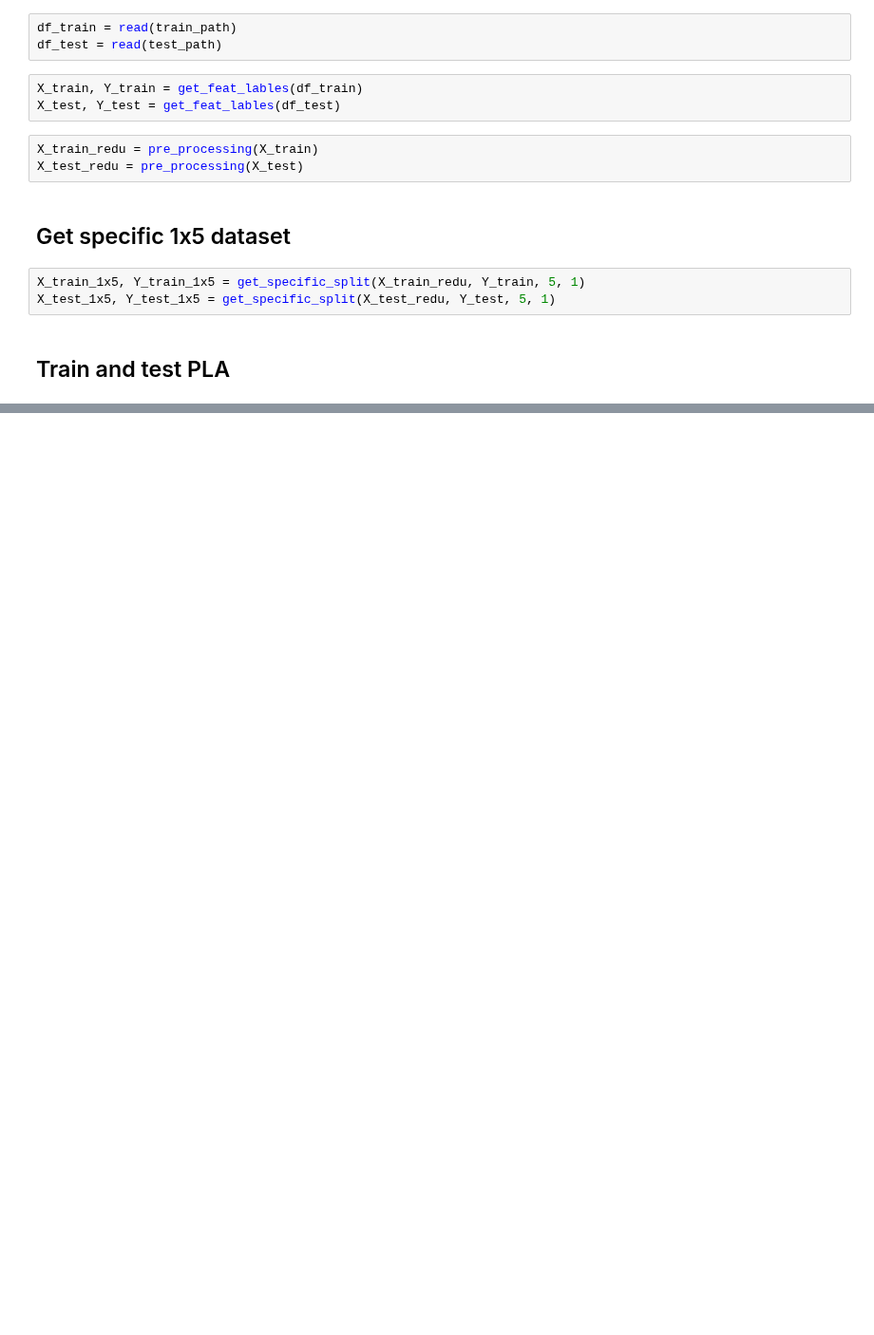
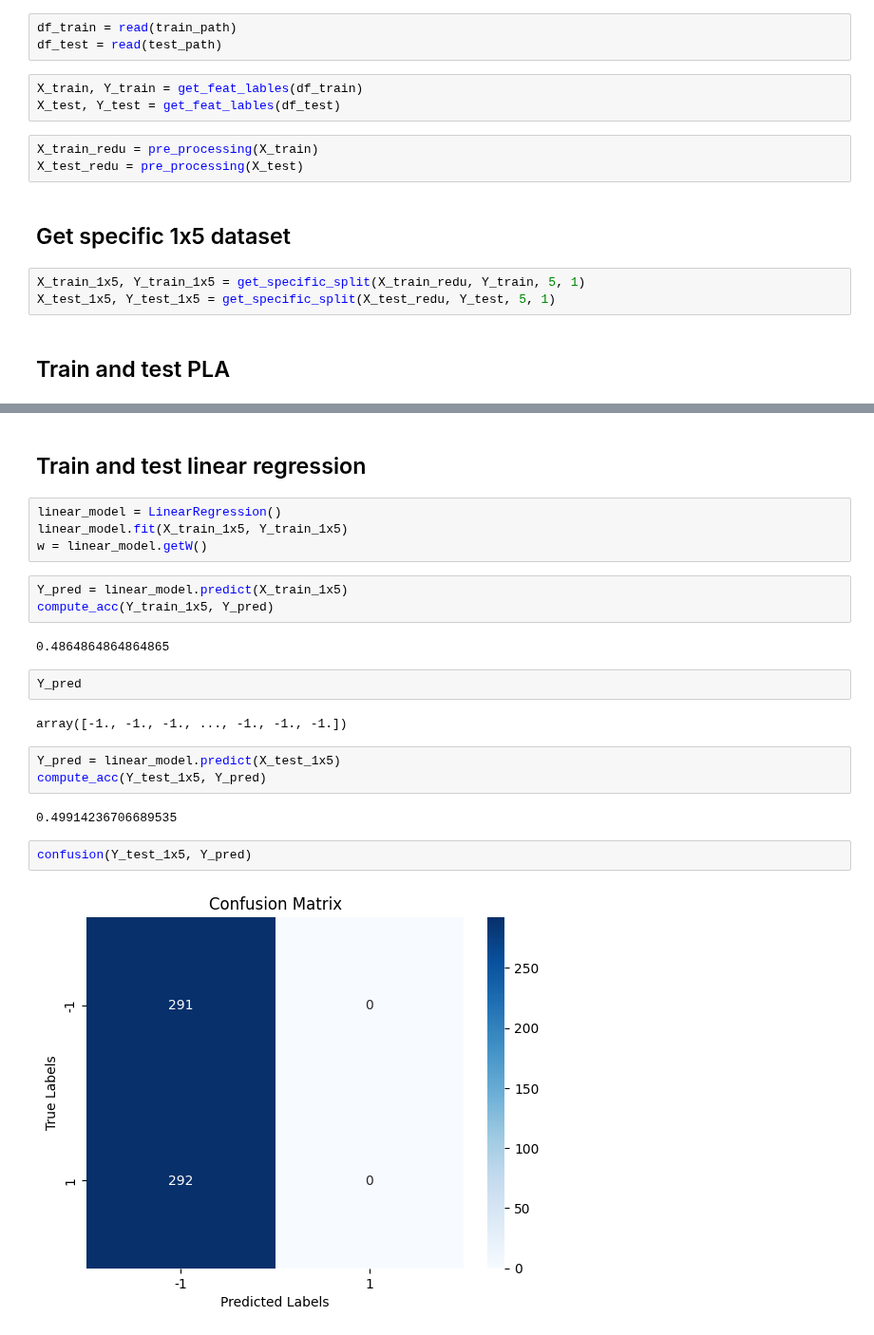
Before and after one commit to limafernando/ppgi-am, a Jupyter notebook: digits/1x5.ipynb, the cells around one changed output, grey strips where cells are left out. Shown at 95% size. Drawn from its saved outputs; the diff is of its cells as text; blank space fills up the shorter version.

Commit message:
Implements linear regression and pocket pla

```diff
--- a/digits/1x5.ipynb
+++ b/digits/1x5.ipynb
@@ -55,0 +59,24 @@ compute_acc(Y_test_1x5, Y_pred)
+# %% [markdown]
+## Train and test linear regression
+# %%
+linear_model = LinearRegression()
+linear_model.fit(X_train_1x5, Y_train_1x5)
+w = linear_model.getW()
+# %%
+Y_pred = linear_model.predict(X_train_1x5)
+compute_acc(Y_train_1x5, Y_pred)
+# %% [output]
+0.4864864864864865
+# %%
+Y_pred
+# %% [output]
+array([-1., -1., -1., ..., -1., -1., -1.])
+# %%
+Y_pred = linear_model.predict(X_test_1x5)
+compute_acc(Y_test_1x5, Y_pred)
+# %% [output]
+0.49914236706689535
+# %%
+confusion(Y_test_1x5, Y_pred)
+# %% [output]
+[figure, added]
```
Also changed, not shown: parts of 7 cells of this notebook, 2 other files.
